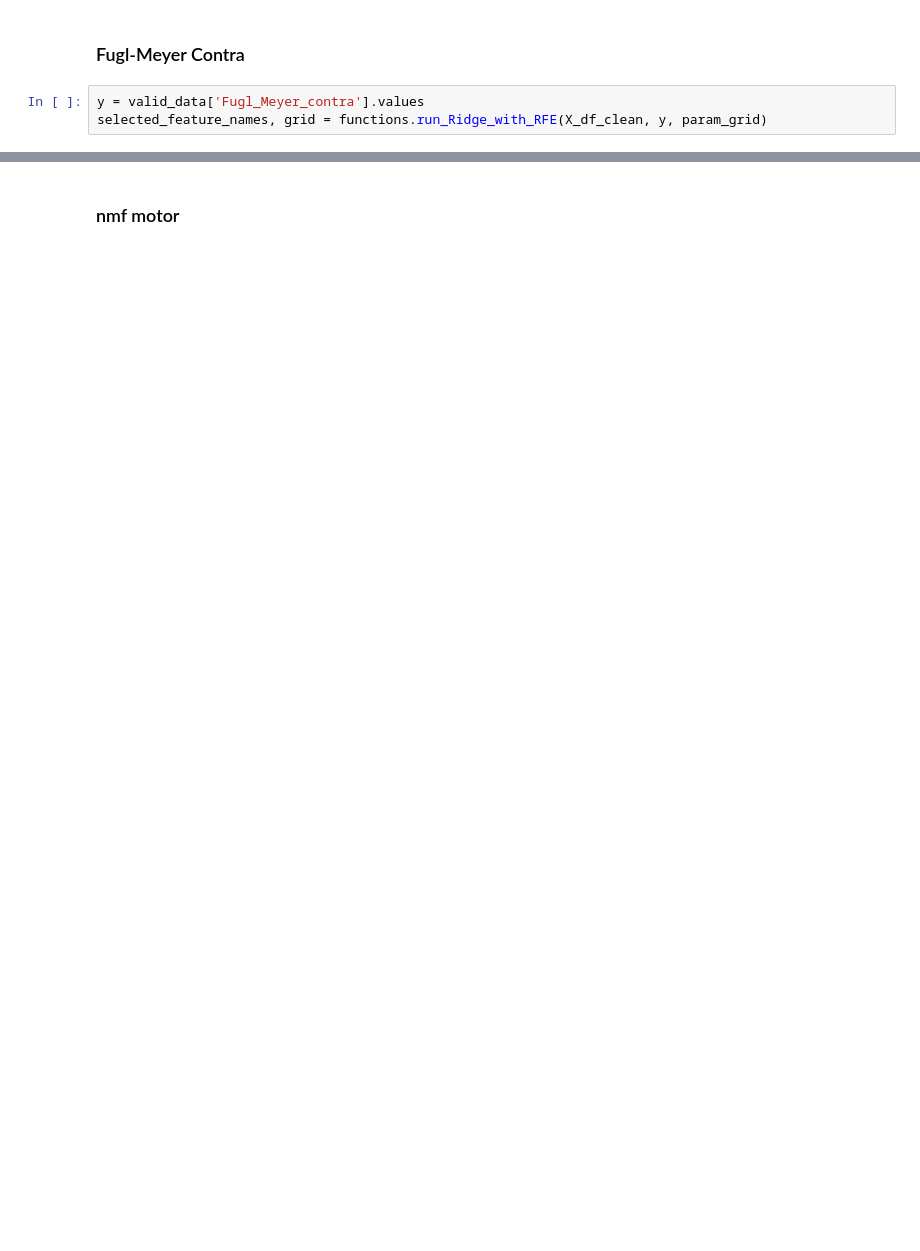
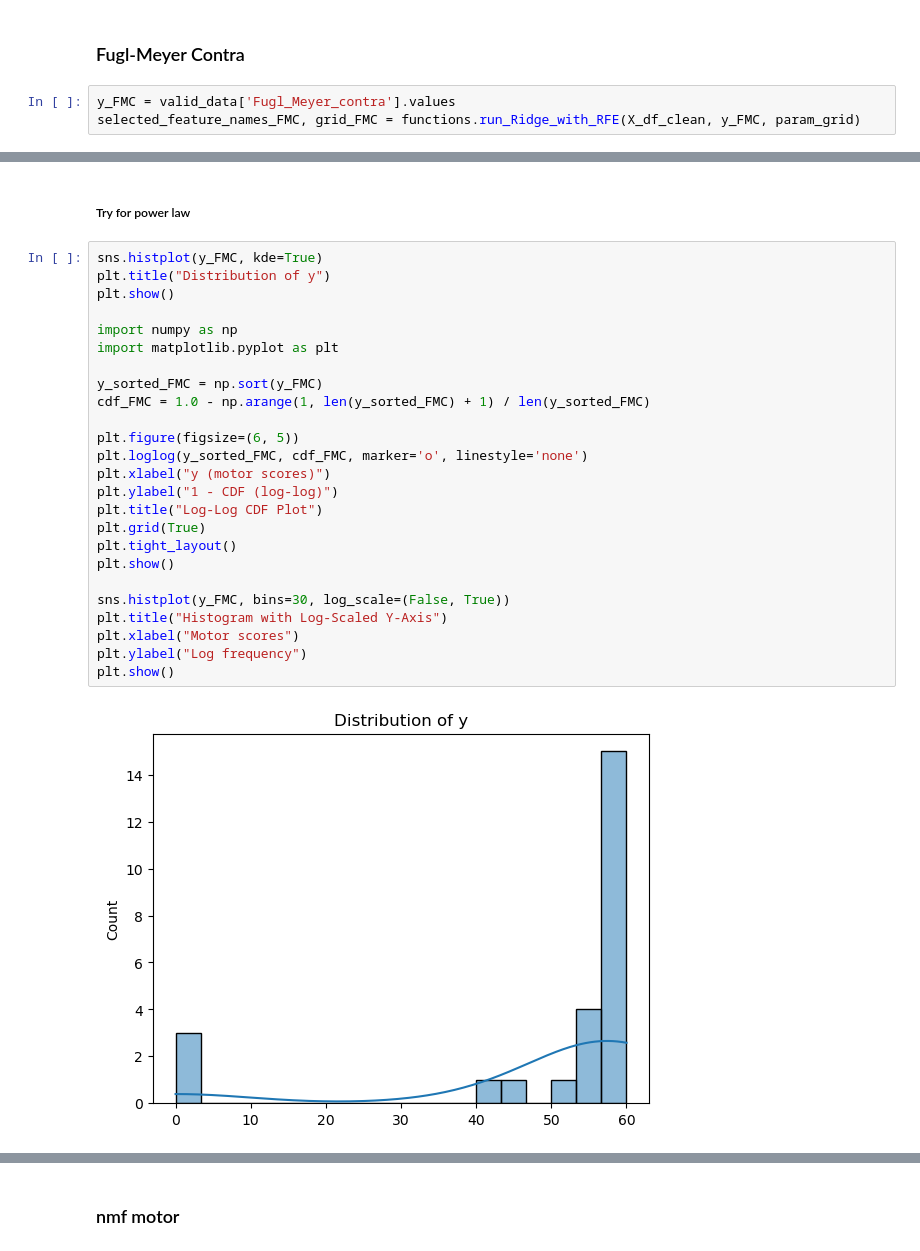
Before and after one commit to maylismlr/uphummel_MA4, a Jupyter notebook: regression.ipynb, the cells around one changed output, grey strips where cells are left out. Saved outputs shown, nothing was run; the diff lists cells and outputs as text; blank space fills up the shorter version.

```diff
--- a/regression.ipynb
+++ b/regression.ipynb
@@ -300,6 +328,6 @@ SEVERE OVERFITTING
 # %% [markdown]
 ### Fugl-Meyer Contra
 # %%
-y = valid_data['Fugl_Meyer_contra'].values
-selected_feature_names, grid = functions.run_Ridge_with_RFE(X_df_clean, y, param_grid)
+y_FMC = valid_data['Fugl_Meyer_contra'].values
+selected_feature_names_FMC, grid_FMC = functions.run_Ridge_with_RFE(X_df_clean, y_FMC, param_grid)
 # %% [output]
@@ -348,3 +375,32 @@ R² on full data: 1.000
 Mean Squared Error: 0.025
 Mean Absolute Error: 0.108
 [figure]
+# %% [markdown]
+##### Try for power law
+# %%
+sns.histplot(y_FMC, kde=True)
+plt.title("Distribution of y")
+plt.show()
+
+import numpy as np
+import matplotlib.pyplot as plt
+
+y_sorted_FMC = np.sort(y_FMC)
+cdf_FMC = 1.0 - np.arange(1, len(y_sorted_FMC) + 1) / len(y_sorted_FMC)
+
+plt.figure(figsize=(6, 5))
+plt.loglog(y_sorted_FMC, cdf_FMC, marker='o', linestyle='none')
+plt.xlabel("y (motor scores)")
+plt.ylabel("1 - CDF (log-log)")
+plt.title("Log-Log CDF Plot")
+plt.grid(True)
+plt.tight_layout()
+plt.show()
+
+sns.histplot(y_FMC, bins=30, log_scale=(False, True))
+plt.title("Histogram with Log-Scaled Y-Axis")
+plt.xlabel("Motor scores")
+plt.ylabel("Log frequency")
+plt.show()
+# %% [output]
+[figure, added]
```
Also changed, not shown: parts of 26 cells of this notebook.
